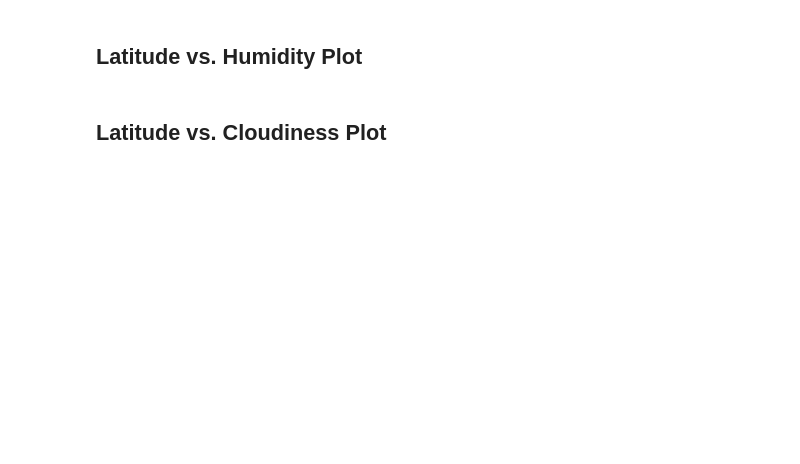
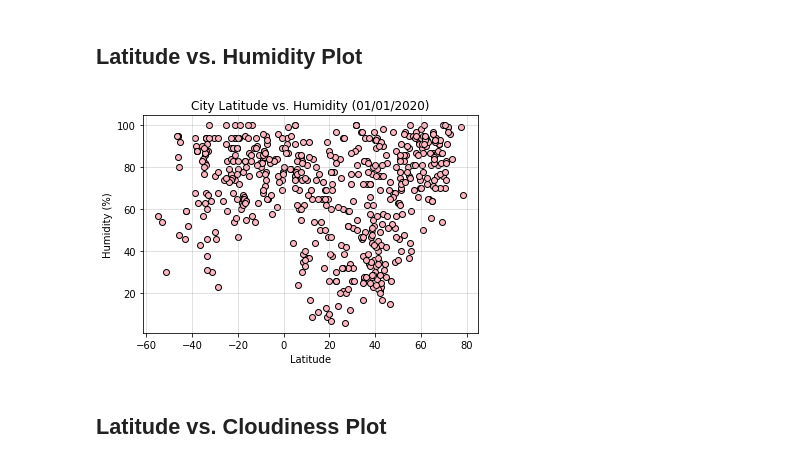
Before and after one commit to brittanyaylia/python-api-challenge, a Jupyter notebook: WeatherPy/WeatherPy.ipynb, the cells around one changed output. Saved outputs shown, nothing was run; the diff lists cells and outputs as text; code cells hidden in the pictures; blank space fills up the shorter version.

```diff
--- a/WeatherPy/WeatherPy.ipynb
+++ b/WeatherPy/WeatherPy.ipynb
@@ -148,4 +202,18 @@ Skip this step if there are no cities that have humidity > 100%.
 # %% [markdown]
 ## Latitude vs. Humidity Plot
+# %%
+#lat vs. humidity scatter plot
+plt.scatter(cities_clean["Latitude"], cities_clean["Humidity"], facecolor = "lightpink", edgecolor = "black")
+
+#plot formatting
+plt.title("City Latitude vs. Humidity (01/01/2020)")
+plt.xlabel("Latitude")
+plt.ylabel("Humidity (%)")
+plt.grid(linestyle="-", linewidth=0.5, alpha=.75)
+
+#save figure
+plt.savefig("../output_data/City Latitude vs Humidity.png")
+# %% [output]
+[figure, added]
 # %% [markdown]
 ## Latitude vs. Cloudiness Plot
```
Also changed, not shown: parts of 22 cells of this notebook, 13 other files.
